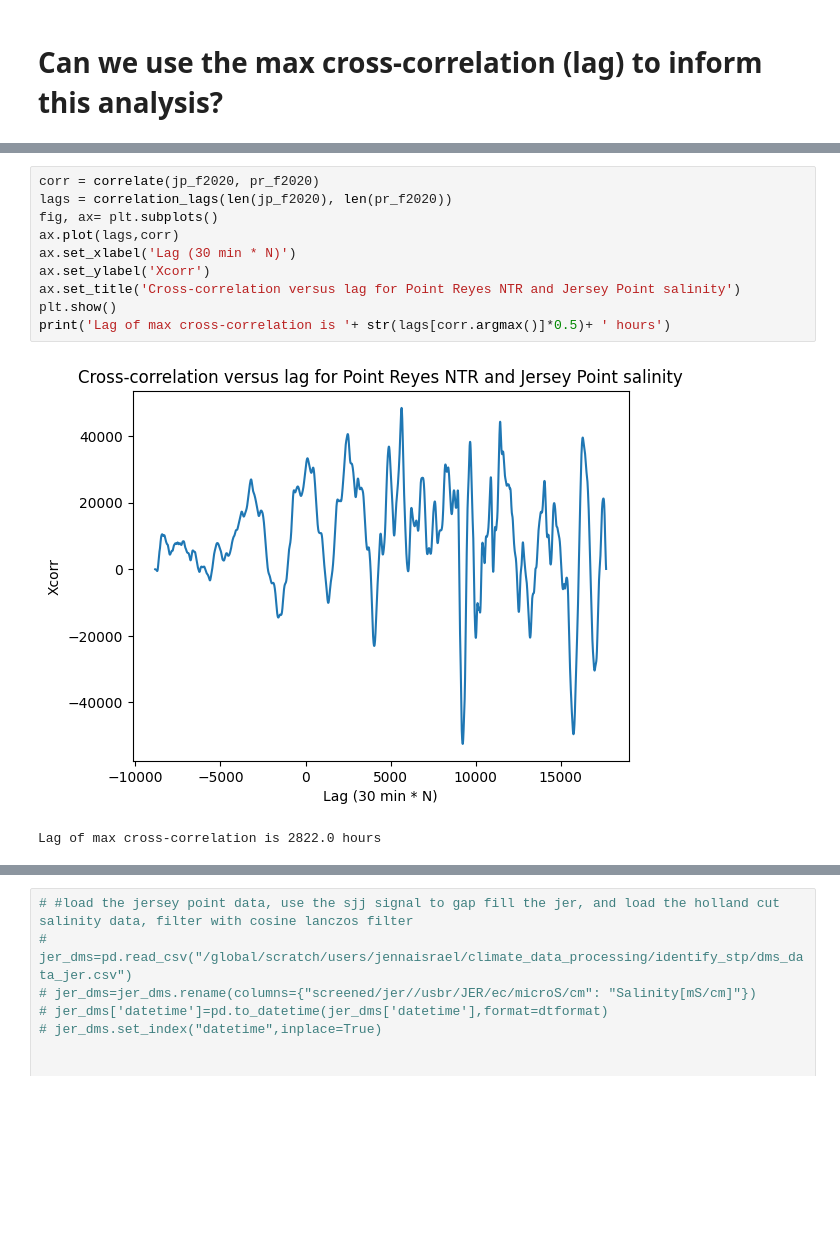
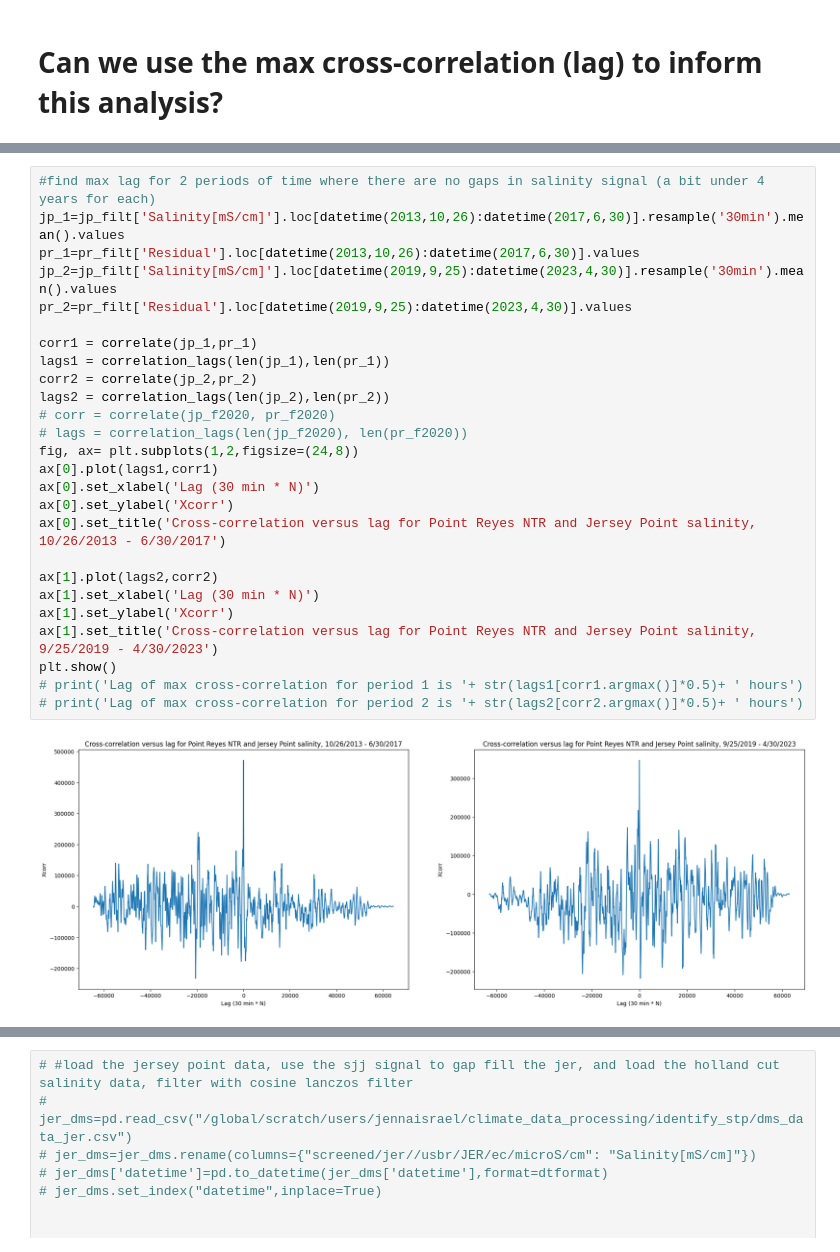
Before and after one commit to jennaisrael/Savio_scratch_back_up, a Jupyter notebook: climate_data_processing/identify_stp/test_peak_finding_do_not_downsample.ipynb, the cells around one changed output, grey strips where cells are left out. Saved outputs shown, nothing was run; the diff lists cells and outputs as text; blank space fills up the shorter version.

Commit message:
add function to calculate intensities, redo cross-correlation calculation

```diff
--- a/climate_data_processing/identify_stp/test_peak_finding_do_not_downsample.ipynb
+++ b/climate_data_processing/identify_stp/test_peak_finding_do_not_downsample.ipynb
@@ -317,13 +407,28 @@ print(str(len(peakshol210))+' peaks identified for Holland Cut')
 # %%
-corr = correlate(jp_f2020, pr_f2020)
-lags = correlation_lags(len(jp_f2020), len(pr_f2020))
-fig, ax= plt.subplots()
-ax.plot(lags,corr)
-ax.set_xlabel('Lag (30 min * N)')
-ax.set_ylabel('Xcorr')
-ax.set_title('Cross-correlation versus lag for Point Reyes NTR and Jersey Point salinity')
+#find max lag for 2 periods of time where there are no gaps in salinity signal (a bit under 4 years for each)
+jp_1=jp_filt['Salinity[mS/cm]'].loc[datetime(2013,10,26):datetime(2017,6,30)].resample('30min').mean().values
+pr_1=pr_filt['Residual'].loc[datetime(2013,10,26):datetime(2017,6,30)].values
+jp_2=jp_filt['Salinity[mS/cm]'].loc[datetime(2019,9,25):datetime(2023,4,30)].resample('30min').mean().values
+pr_2=pr_filt['Residual'].loc[datetime(2019,9,25):datetime(2023,4,30)].values
+
+corr1 = correlate(jp_1,pr_1)
+lags1 = correlation_lags(len(jp_1),len(pr_1))
+corr2 = correlate(jp_2,pr_2)
+lags2 = correlation_lags(len(jp_2),len(pr_2))
+# corr = correlate(jp_f2020, pr_f2020)
+# lags = correlation_lags(len(jp_f2020), len(pr_f2020))
+fig, ax= plt.subplots(1,2,figsize=(24,8))
+ax[0].plot(lags1,corr1)
+ax[0].set_xlabel('Lag (30 min * N)')
+ax[0].set_ylabel('Xcorr')
+ax[0].set_title('Cross-correlation versus lag for Point Reyes NTR and Jersey Point salinity, 10/26/2013 - 6/30/2017')
+
+ax[1].plot(lags2,corr2)
+ax[1].set_xlabel('Lag (30 min * N)')
+ax[1].set_ylabel('Xcorr')
+ax[1].set_title('Cross-correlation versus lag for Point Reyes NTR and Jersey Point salinity, 9/25/2019 - 4/30/2023')
 plt.show()
-print('Lag of max cross-correlation is '+ str(lags[corr.argmax()]*0.5)+ ' hours')
+# print('Lag of max cross-correlation for period 1 is '+ str(lags1[corr1.argmax()]*0.5)+ ' hours')
+# print('Lag of max cross-correlation for period 2 is '+ str(lags2[corr2.argmax()]*0.5)+ ' hours')
 # %% [output]
-[figure, old version]
+[figure, new version]
-Lag of max cross-correlation is 2822.0 hours
```
Also changed, not shown: parts of 86 cells of this notebook.
